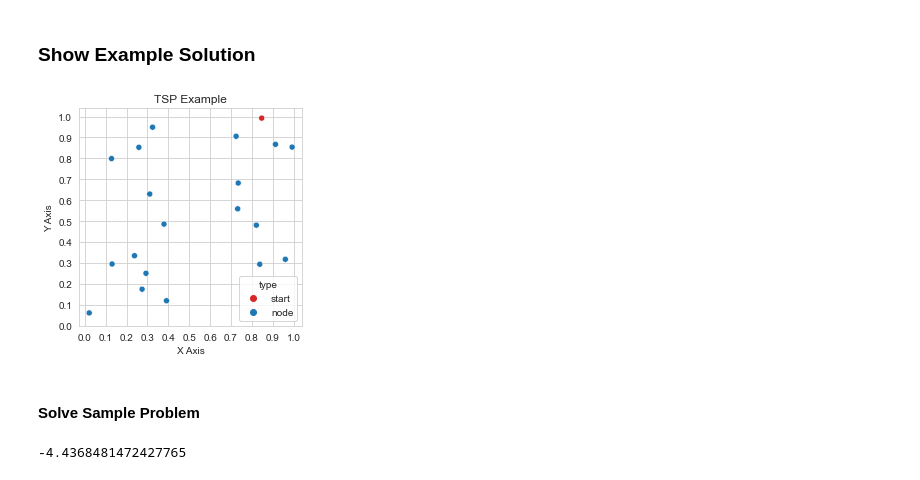
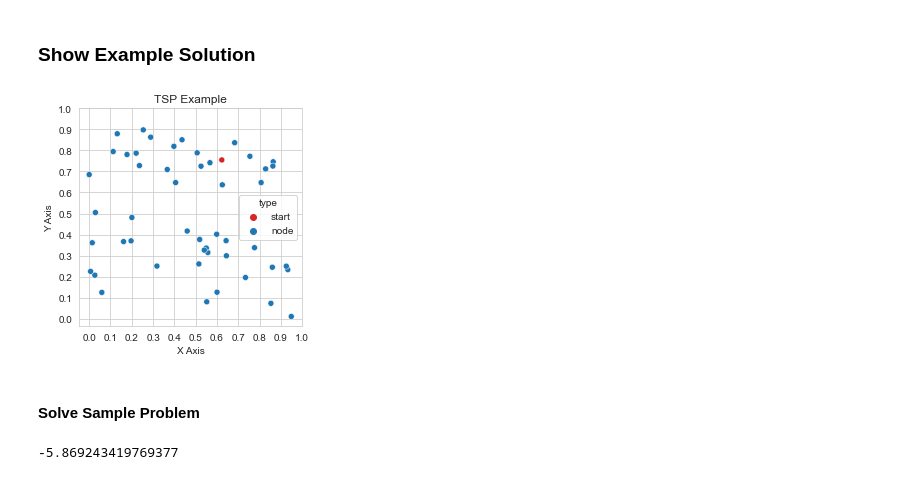
Before and after one commit to aguilarjose11/PytorchAMD, a Jupyter notebook: Model_Comparison_Across_Problems.ipynb, the cells around one changed output. Drawn from its saved outputs; the diff is of its cells as text; code cells hidden in the pictures.

```diff
--- a/Model_Comparison_Across_Problems.ipynb
+++ b/Model_Comparison_Across_Problems.ipynb
@@ -461,27 +470,27 @@ cross_probem_results
 ### Show Example Solution
 # %%
 # Create and reset environment.
-graph_size = 20
+graph_size = 50
 env = gym.make("combinatorial_problems/TravelingSalesman-v0",
                 num_nodes=graph_size,
                 new_on_reset=True,)
 state, info = env.reset()
 # Distinguish among start and regular nodes.
 sample_problem = pd.DataFrame(info['nodes'], columns=['x', 'y'])
 sample_problem['type'] = 'node'
 sample_problem.at[state['agent'][0], 'type'] = 'start'
 graph=sample_problem
 plt.figure(figsize=(4, 4))
 sns.scatterplot(data=graph, x='x', y='y', hue='type', palette=['C3', 'C0'])
 plt.yticks(np.arange(0, 1.01, 1/10))
 plt.ylabel("Y Axis")
 plt.xticks(np.arange(0, 1.01, 1/10))
 plt.xlabel('X Axis')
 plt.title("TSP Example")
 
 plt.show()
 # %% [output]
-[figure, old version]
+[figure, new version]
 # %% [markdown]
 #### Solve Sample Problem
 # %%
@@ -515,7 +524,7 @@ while not done:
                       mask_emb_graph=mask_emb_graph,
                       mask_dec_graph=mask_dec_graph,
                       reuse_embeding=reuse_embeding,
-                      explore=True,
+                      explore=False,
                       re_compute_embedding=False).numpy()
     state, reward, terminated, truncated, info = env.step(action)
     action_steps.append(action.squeeze())
@@ -528,7 +537,7 @@ torch.cuda.empty_cache()
 action_steps.append(0)
 print(batch_rewards)
 # %% [output]
--4.4368481472427765
+-5.869243419769377
 # %%
 plt.figure(figsize=(4, 4))
 
```
Also changed, not shown: parts of 219 cells of this notebook, 3 other files.
